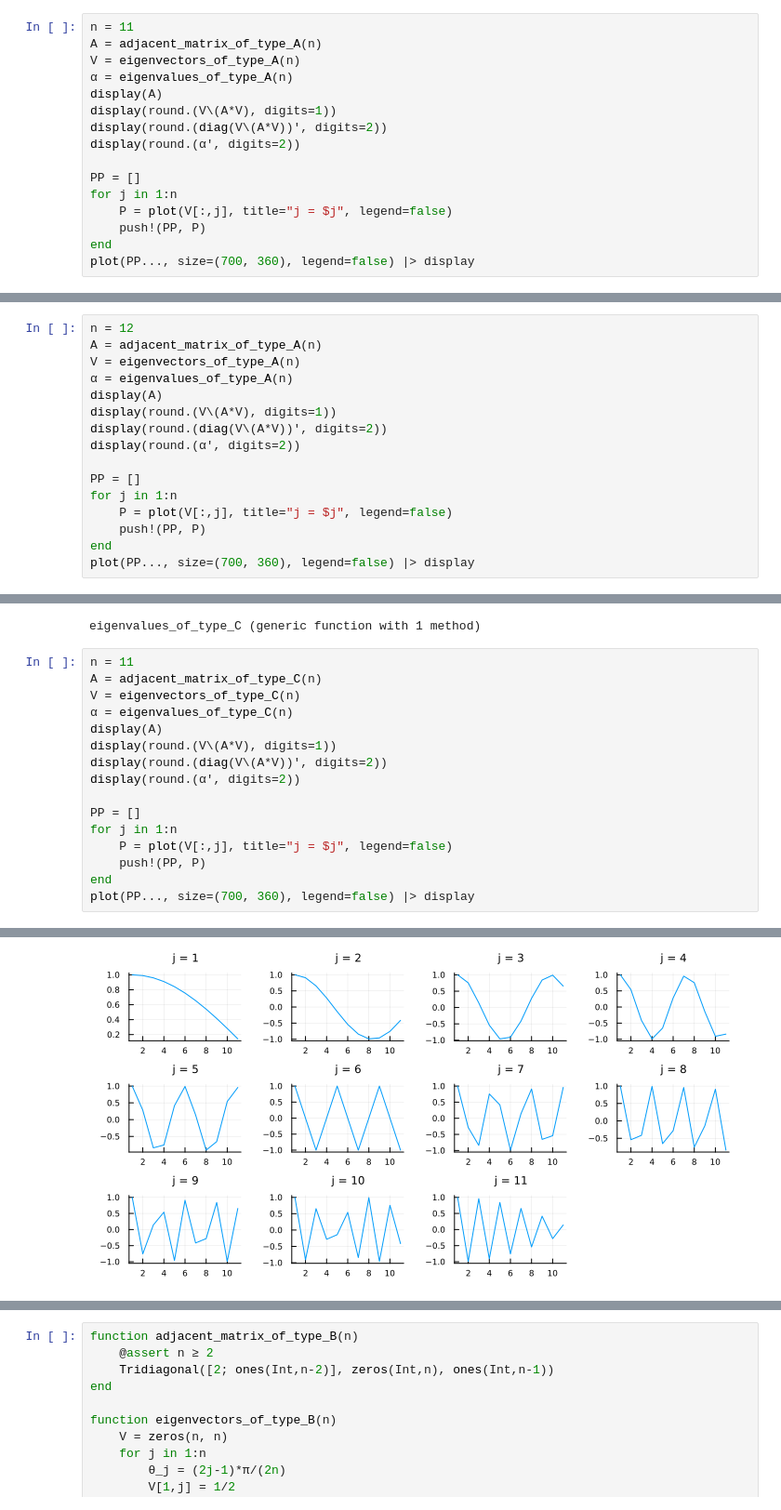
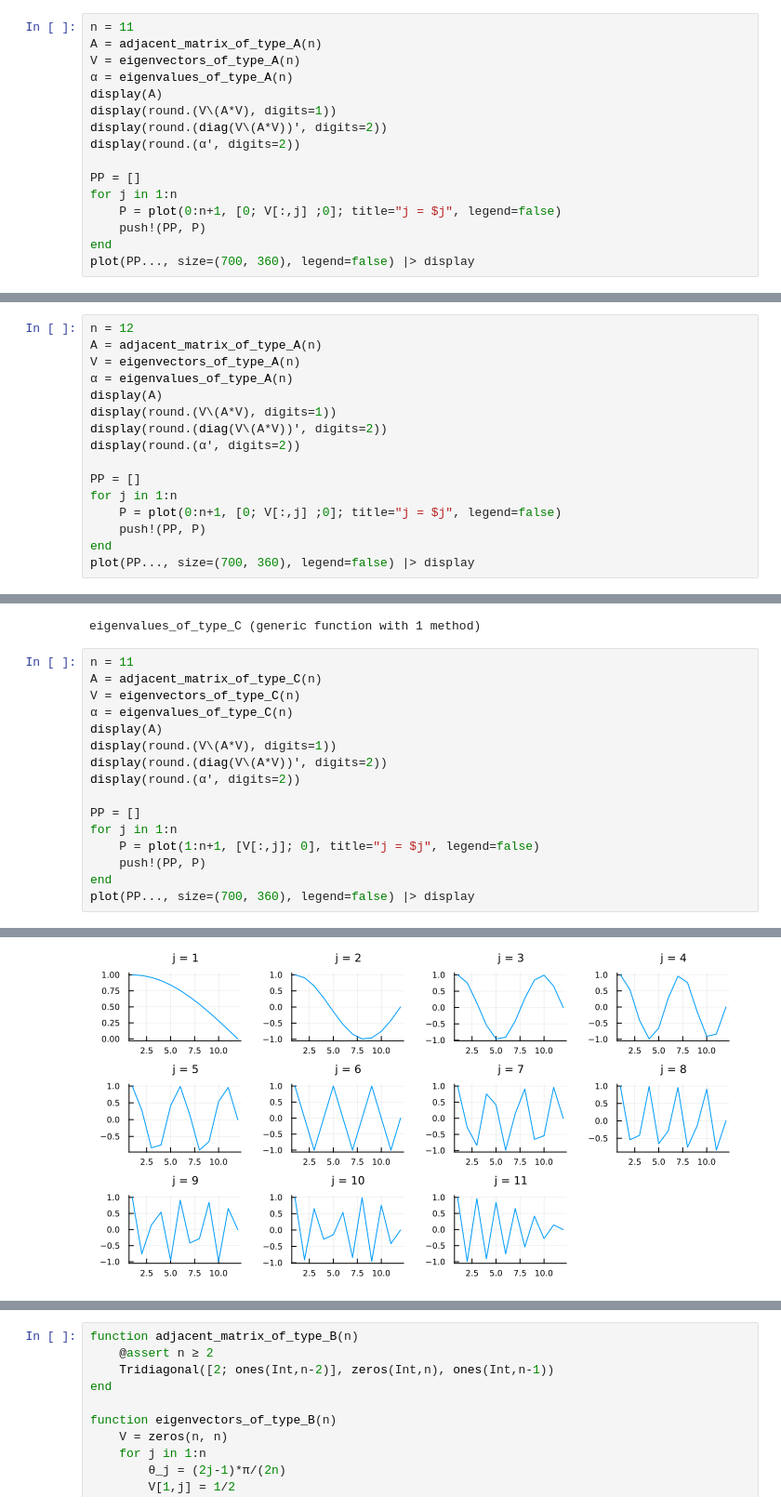
Before and after one commit to genkuroki/DifferentialEquations, a Jupyter notebook: A02 Diagonalization of Cartan matrices of classical types.ipynb, the cells around one changed output, grey strips where cells are left out. Shown at 93% size. Drawn from its saved outputs; the diff is of its cells as text.

```diff
--- a/A02 Diagonalization of Cartan matrices of classical types.ipynb
+++ b/A02 Diagonalization of Cartan matrices of classical types.ipynb
@@ -363,7 +370,7 @@ display(round.(α', digits=2))
 
 PP = []
 for j in 1:n
-    P = plot(V[:,j], title="j = $j", legend=false)
+    P = plot(0:n+1, [0; V[:,j] ;0]; title="j = $j", legend=false)
     push!(PP, P)
 end
 plot(PP..., size=(700, 360), legend=false) |> display
@@ -409,7 +416,7 @@ display(round.(α', digits=2))
 
 PP = []
 for j in 1:n
-    P = plot(V[:,j], title="j = $j", legend=false)
+    P = plot(0:n+1, [0; V[:,j] ;0]; title="j = $j", legend=false)
     push!(PP, P)
 end
 plot(PP..., size=(700, 360), legend=false) |> display
@@ -559,40 +570,40 @@ display(round.(α', digits=2))
 
 PP = []
 for j in 1:n
-    P = plot(V[:,j], title="j = $j", legend=false)
+    P = plot(1:n+1, [V[:,j]; 0], title="j = $j", legend=false)
     push!(PP, P)
 end
 plot(PP..., size=(700, 360), legend=false) |> display
 # %% [output]
 11×11 Tridiagonal{Int64, Vector{Int64}}:
  0  2  ⋅  ⋅  ⋅  ⋅  ⋅  ⋅  ⋅  ⋅  ⋅
  1  0  1  ⋅  ⋅  ⋅  ⋅  ⋅  ⋅  ⋅  ⋅
  ⋅  1  0  1  ⋅  ⋅  ⋅  ⋅  ⋅  ⋅  ⋅
  ⋅  ⋅  1  0  1  ⋅  ⋅  ⋅  ⋅  ⋅  ⋅
  ⋅  ⋅  ⋅  1  0  1  ⋅  ⋅  ⋅  ⋅  ⋅
  ⋅  ⋅  ⋅  ⋅  1  0  1  ⋅  ⋅  ⋅  ⋅
  ⋅  ⋅  ⋅  ⋅  ⋅  1  0  1  ⋅  ⋅  ⋅
  ⋅  ⋅  ⋅  ⋅  ⋅  ⋅  1  0  1  ⋅  ⋅
  ⋅  ⋅  ⋅  ⋅  ⋅  ⋅  ⋅  1  0  1  ⋅
  ⋅  ⋅  ⋅  ⋅  ⋅  ⋅  ⋅  ⋅  1  0  1
  ⋅  ⋅  ⋅  ⋅  ⋅  ⋅  ⋅  ⋅  ⋅  1  0
 11×11 Matrix{Float64}:
   2.0   0.0  -0.0   0.0  -0.0  -0.0   0.0   0.0  -0.0   0.0   0.0
   0.0   1.8   0.0  -0.0  -0.0  -0.0  -0.0  -0.0   0.0  -0.0  -0.0
   0.0   0.0   1.5   0.0  -0.0   0.0   0.0   0.0   0.0   0.0  -0.0
   0.0  -0.0  -0.0   1.1   0.0  -0.0  -0.0  -0.0   0.0  -0.0   0.0
   0.0  -0.0  -0.0   0.0   0.6   0.0   0.0   0.0  -0.0   0.0   0.0
  -0.0  -0.0  -0.0  -0.0   0.0  -0.0  -0.0  -0.0   0.0  -0.0   0.0
  -0.0   0.0   0.0   0.0  -0.0   0.0  -0.6   0.0  -0.0   0.0  -0.0
  -0.0  -0.0  -0.0  -0.0   0.0  -0.0  -0.0  -1.1   0.0  -0.0   0.0
   0.0  -0.0  -0.0   0.0   0.0   0.0   0.0   0.0  -1.5   0.0   0.0
  -0.0  -0.0   0.0  -0.0   0.0  -0.0  -0.0  -0.0   0.0  -1.8  -0.0
   0.0   0.0  -0.0   0.0  -0.0  -0.0   0.0   0.0   0.0   0.0  -2.0
 1×11 Matrix{Float64}:
  1.98  1.82  1.51  1.08  0.56  -0.0  -0.56  -1.08  -1.51  -1.82  -1.98
 1×11 Matrix{Float64}:
  1.98  1.82  1.51  1.08  0.56  0.0  -0.56  -1.08  -1.51  -1.82  -1.98
-[figure, old version]
+[figure, new version]
 # %%
 n = 12
 A = adjacent_matrix_of_type_C(n)
```
Also changed, not shown: parts of 21 cells of this notebook, 1 other file.
